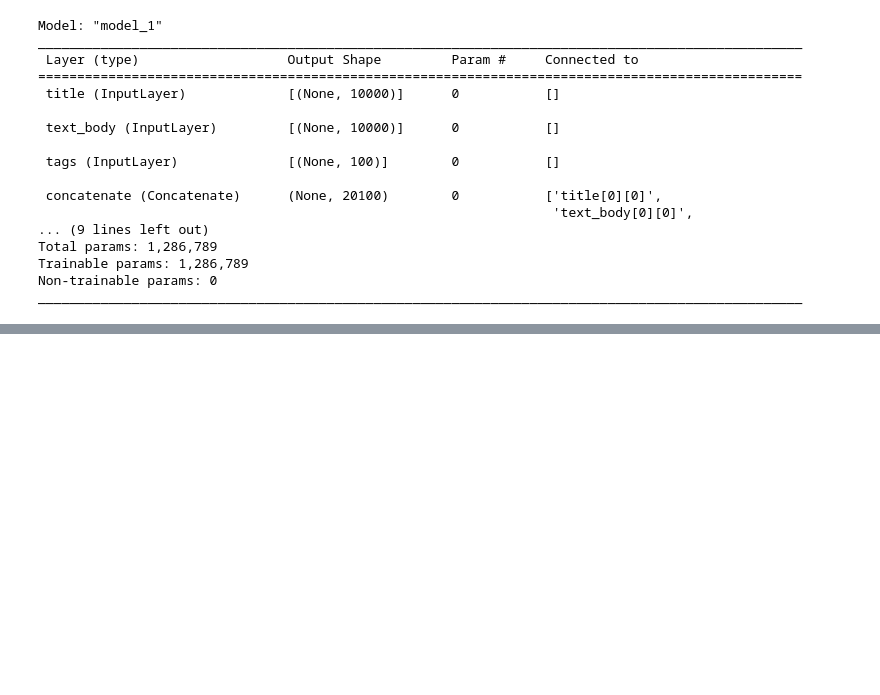
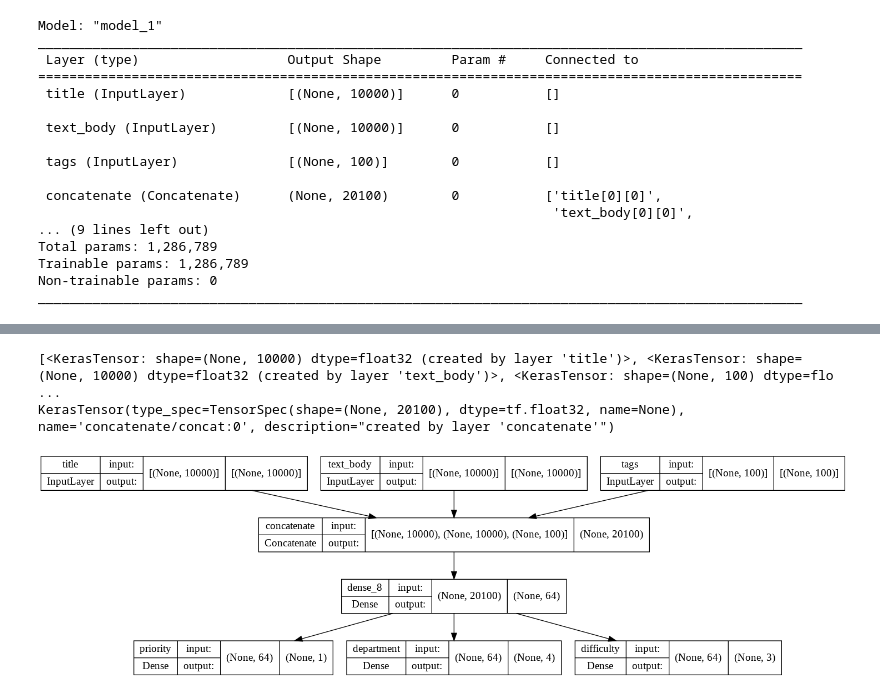
Before and after one commit to hiydavid/tfdev-learning, a Jupyter notebook: DLWP/ch7_working_with_keras.ipynb, the cells around one changed output, grey strips where cells are left out. Drawn from its saved outputs; the diff is of its cells as text; code cells hidden in the pictures; blank space fills up the shorter version.

```diff
--- a/DLWP/ch7_working_with_keras.ipynb
+++ b/DLWP/ch7_working_with_keras.ipynb
@@ -293,0 +319,22 @@ priority_preds, department_preds = model.predict(
+# %%
+# call input/output of specific layers
+print(model.layers[3].input)
+print(model.layers[3].output)
+# %% [output]
+[<KerasTensor: shape=(None, 10000) dtype=float32 (created by layer 'title')>, <KerasTensor: shape=(None, 10000) dtype=float32 (created by layer 'text_body')>, <KerasTensor: shape=(None, 100) dtype=flo ...
+KerasTensor(type_spec=TensorSpec(shape=(None, 20100), dtype=tf.float32, name=None), name='concatenate/concat:0', description="created by layer 'concatenate'")
+# %%
+# create a new model by reusing intermediate layer outputs
+features = model.layers[4].output
+difficulty = tf.keras.layers.Dense(3, activation="softmax", name="difficulty")(features)
+
+new_model = tf.keras.Model(
+    inputs=[title, text_body, tags],
+    outputs=[priority, department, difficulty]
+)
+
+tf.keras.utils.plot_model(
+    new_model, "updated_ticket_classifier.png", show_shapes=True
+)
+# %% [output]
+[figure, added]
```
Also changed, not shown: parts of 8 cells of this notebook.
